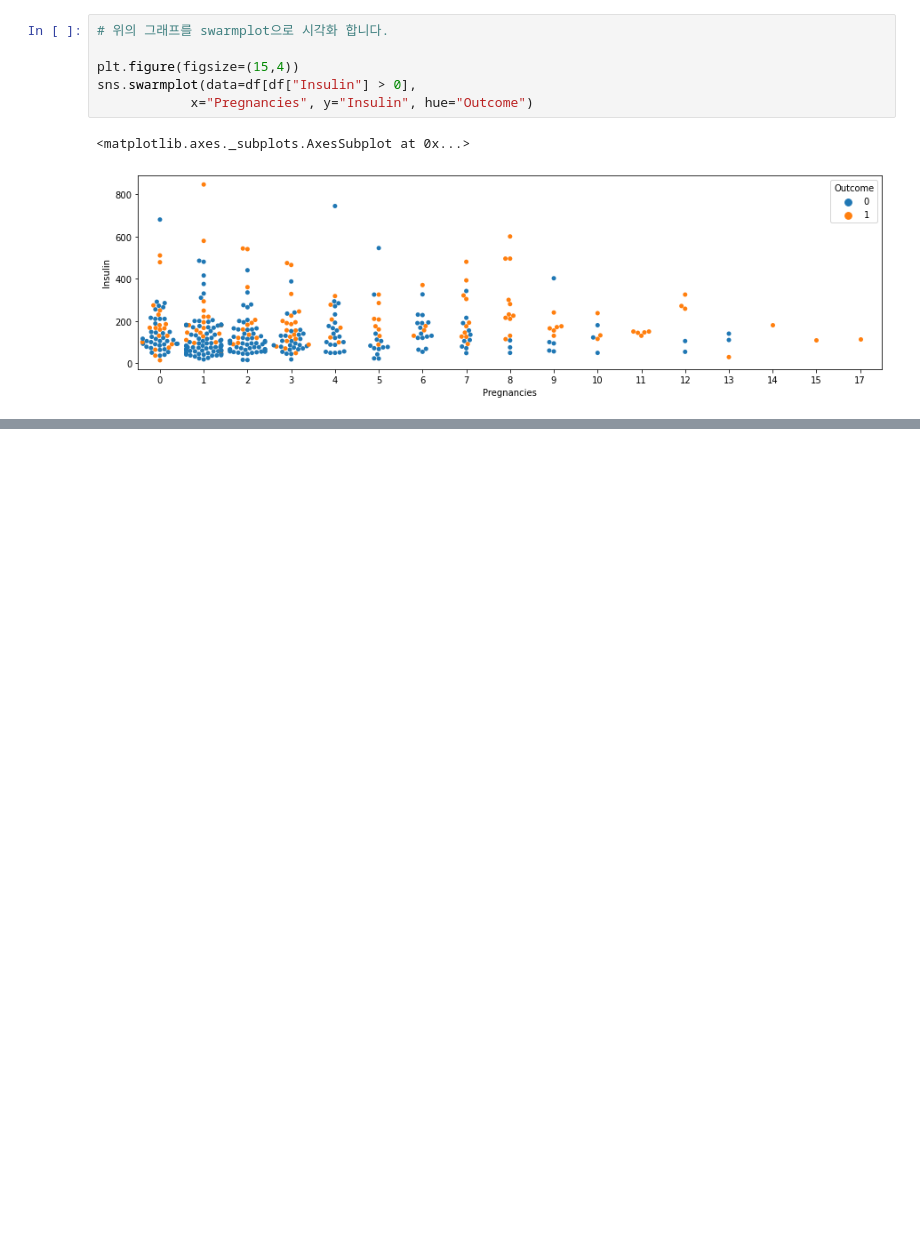
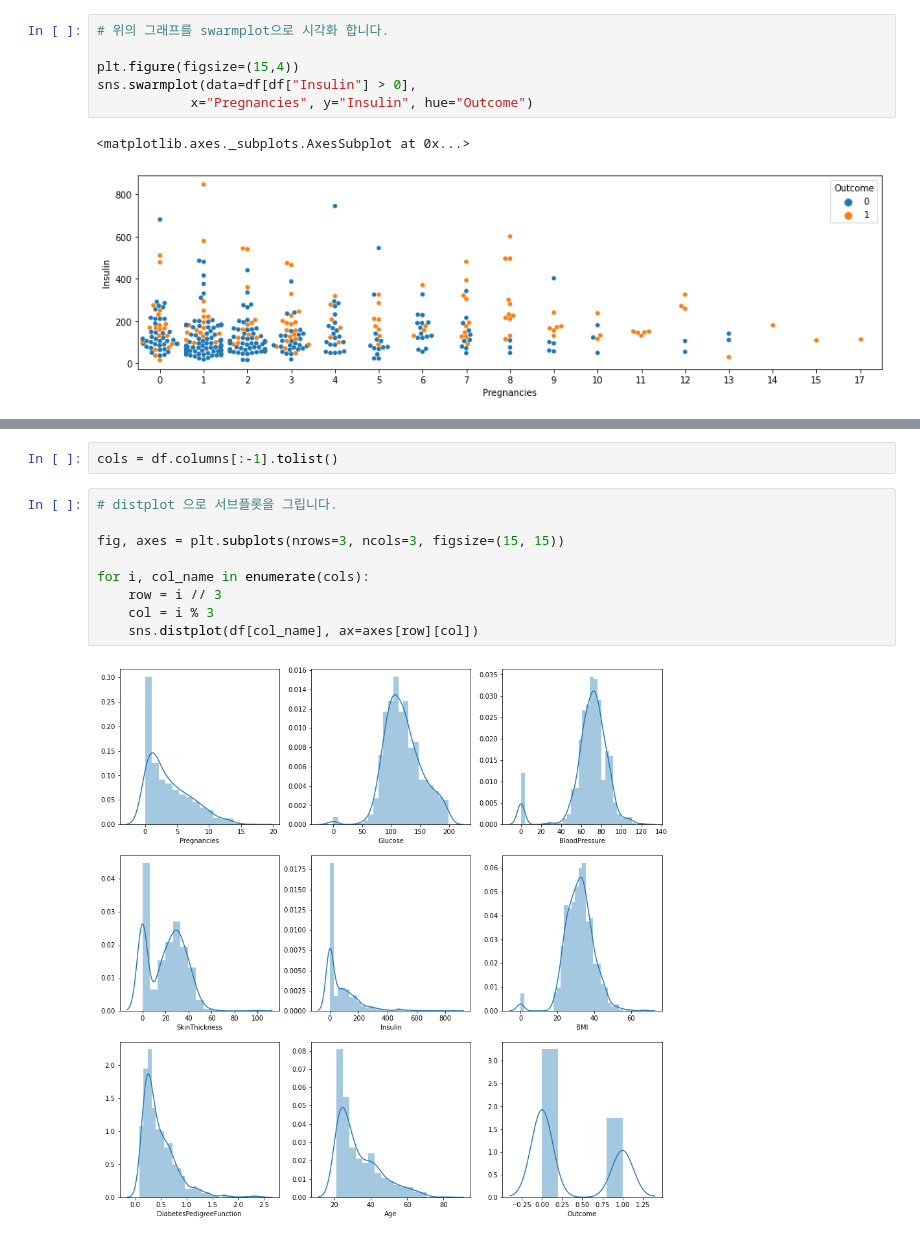
Before and after one commit to baesku789/jupyter, a Jupyter notebook: pima-diabetes-eda.ipynb, the cells around one changed output, grey strips where cells are left out. Cells and saved outputs as stored; diff of their text form; blank space fills up the shorter version.

```diff
--- a/pima-diabetes-eda.ipynb
+++ b/pima-diabetes-eda.ipynb
@@ -339,0 +384,13 @@ sns.swarmplot(data=df[df["Insulin"] > 0],
+# %%
+cols = df.columns[:-1].tolist()
+# %%
+# distplot 으로 서브플롯을 그립니다.
+
+fig, axes = plt.subplots(nrows=3, ncols=3, figsize=(15, 15))
+
+for i, col_name in enumerate(cols):
+    row = i // 3
+    col = i % 3
+    sns.distplot(df[col_name], ax=axes[row][col])
+# %% [output]
+[figure, added]
```
Also changed, not shown: parts of 15 cells of this notebook.
